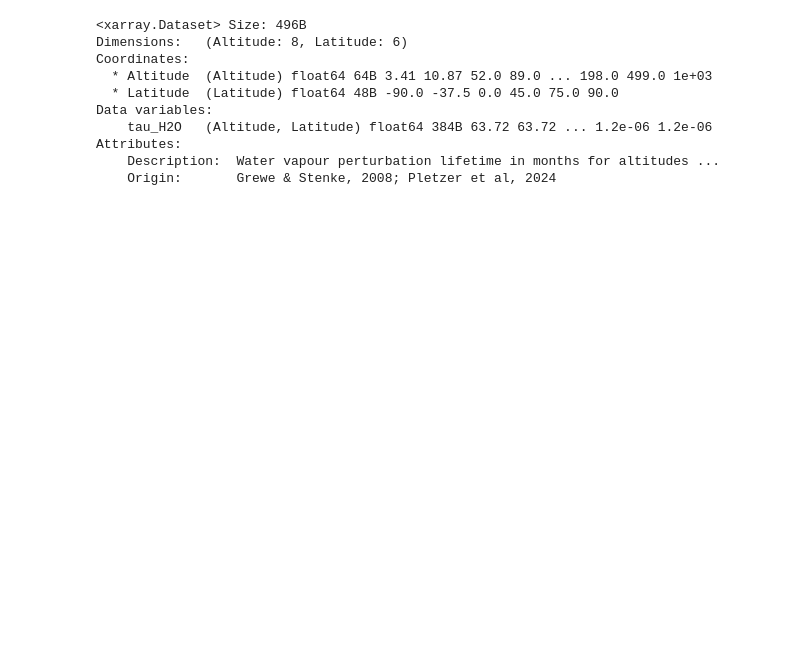
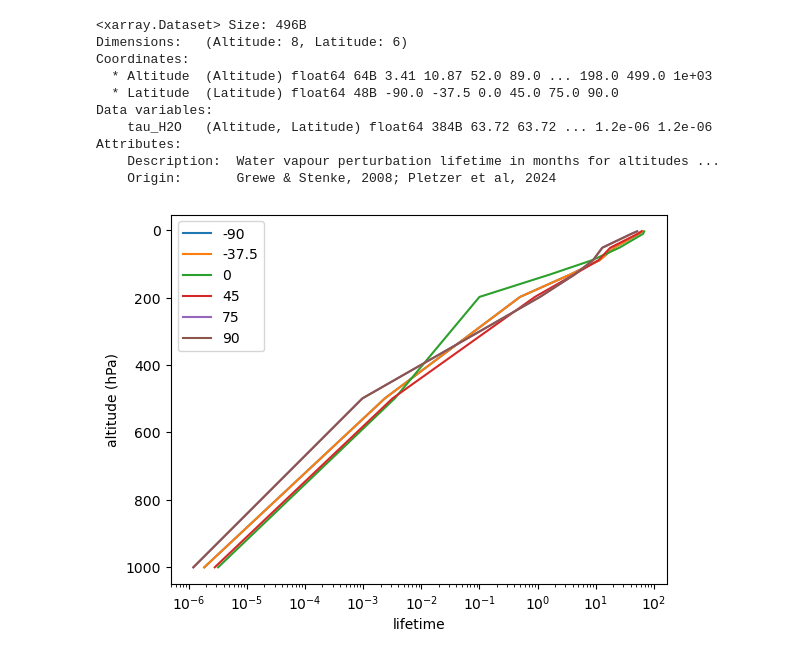
Before and after one commit to atzeharmsen/sandbox2, a Jupyter notebook: Pletzer_data.ipynb, the cells around one changed output. Drawn from its saved outputs; the diff is of its cells as text; code cells hidden in the pictures; blank space fills up the shorter version.

Commit message:
Made the pletzer data, H2O perturbation plot

```diff
--- a/Pletzer_data.ipynb
+++ b/Pletzer_data.ipynb
@@ -16,3 +16,20 @@ Data variables:
 Attributes:
     Description:  Water vapour perturbation lifetime in months for altitudes ...
     Origin:       Grewe & Stenke, 2008; Pletzer et al, 2024
+# %%
+# import matplotlib.pyplot as plt
+plt.plot(data['tau_H2O'][:, 0], data['Altitude'], label='-90')
+plt.plot(data['tau_H2O'][:, 1], data['Altitude'], label='-37.5')
+plt.plot(data['tau_H2O'][:, 2], data['Altitude'], label='0')
+plt.plot(data['tau_H2O'][:, 3], data['Altitude'], label='45')
+plt.plot(data['tau_H2O'][:, 4], data['Altitude'], label='75')
+plt.plot(data['tau_H2O'][:, 5], data['Altitude'], label='90')
+plt.xscale('log')          # Set y-axis to logarithmic scale
+
+plt.gca().invert_yaxis()
+plt.xlabel('lifetime')
+plt.ylabel('altitude (hPa)')
+plt.legend()
+plt.show()
+# %% [output]
+[figure, added]
```
Also changed, not shown: parts of 18 cells of this notebook.
